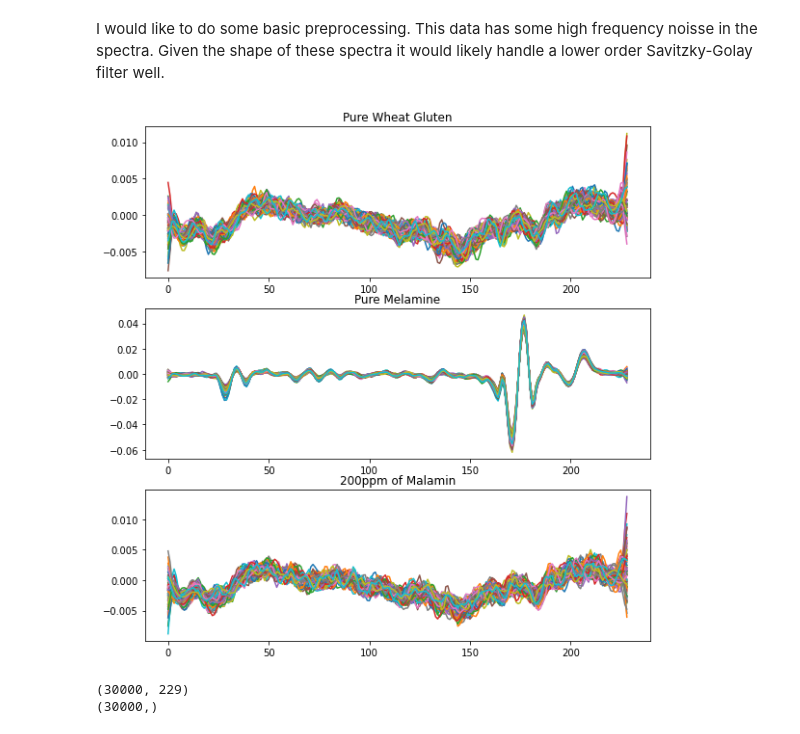
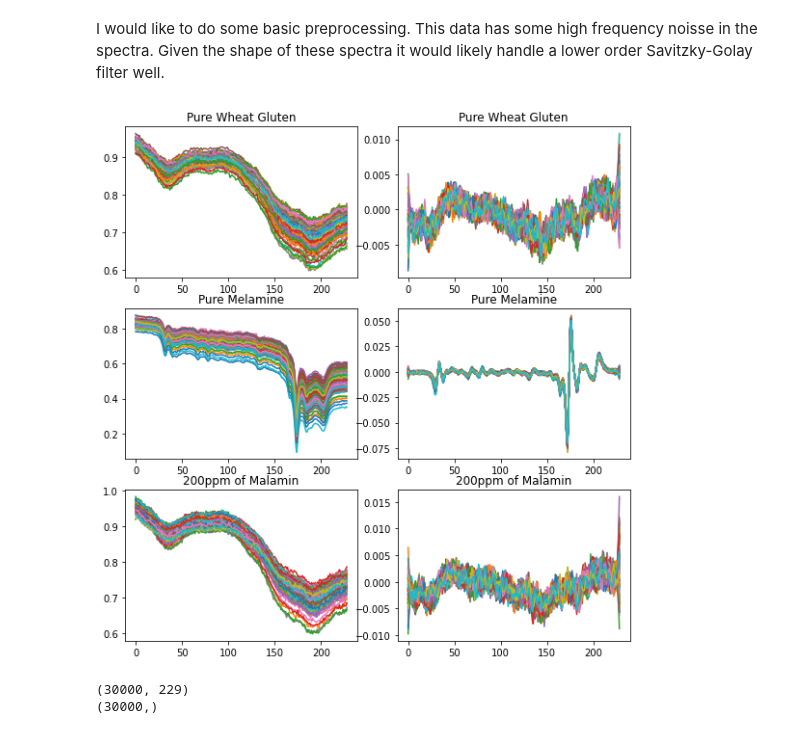
Before and after one commit to KeeganMcWW/ml-projects, a Jupyter notebook: IASIM2016_Challenege_ML.ipynb, the cells around one changed output. Drawn from its saved outputs; the diff is of its cells as text; code cells hidden in the pictures.

```diff
--- a/IASIM2016_Challenege_ML.ipynb
+++ b/IASIM2016_Challenege_ML.ipynb
@@ -197,30 +197,36 @@ ax[2].set_title('200ppm of Malamin');
 # %% [markdown]
 I would like to do some basic preprocessing. This data has some high frequency noisse in the spectra. Given the shape of these spectra it would likely handle a lower order Savitzky-Golay filter well.
 # %%
-def preprocess(matrix, window_length, polyorder):
+def preprocess(matrix, window_length, polyorder, deriv):
   output = np.empty(np.shape(matrix))
   for i in range(len(matrix)):
     for j in range(len(matrix[0])):
-      sg_filter = savgol_filter(matrix[i, j, :], window_length, polyorder)
-      output[i][j] = np.gradient(sg_filter)
+      output[i][j] = savgol_filter(matrix[i, j, :], window_length, polyorder, deriv=deriv)
+      #output[i][j] = np.gradient(sg_filter)
   return output
 # %%
-wheat_preprocessed = preprocess(wheat_cropped, 5, 2)
-meamine_preprocessed = preprocess(melamine_cropped, 5, 2)
-m_200ppm_preprocessed = preprocess(me_200ppm_cropped, 5, 2)
+wheat_preprocessed = preprocess(wheat_cropped, 5, 2, 1)
+meamine_preprocessed = preprocess(melamine_cropped, 5, 2, 1)
+m_200ppm_preprocessed = preprocess(m_200ppm_cropped, 5, 2, 1)
 # %%
 x_slice = 49 #@param {type: "slider", min: 0, max: 99}
-fig, ax = plt.subplots(3,1, figsize=(8,8));
+fig, axs = plt.subplots(3, 2, figsize=(8,8))
 plt.tight_layout()
-ax[0].plot(wheat_preprocessed[x_slice, :, :].T)
-ax[0].set_title('Pure Wheat Gluten');
-ax[1].plot(meamine_preprocessed[x_slice, :, :].T)
-ax[1].set_title('Pure Melamine');
-ax[2].plot(m_200ppm_preprocessed[x_slice, :, :].T)
-ax[2].set_title('200ppm of Malamin');
+axs[0, 0].plot(wheat_cropped[x_slice, :, :].T)
+axs[0, 0].set_title('Pure Wheat Gluten');
+axs[1, 0].plot(melamine_cropped[x_slice, :, :].T)
+axs[1, 0].set_title('Pure Melamine');
+axs[2, 0].plot(m_200ppm_cropped[x_slice, :, :].T)
+axs[2, 0].set_title('200ppm of Malamin');
+axs[0, 1].plot(wheat_preprocessed[x_slice, :, :].T)
+axs[0, 1].set_title('Pure Wheat Gluten');
+axs[1, 1].plot(meamine_preprocessed[x_slice, :, :].T)
+axs[1, 1].set_title('Pure Melamine');
+axs[2, 1].plot(m_200ppm_preprocessed[x_slice, :, :].T)
+axs[2, 1].set_title('200ppm of Malamin');
 plt.show()
 # %% [output]
-[figure, old version]
+[figure, new version]
 # %%
 def create_label(matrix, label):
   output = np.empty(np.shape(matrix[:,:,-1]))
```
Also changed, not shown: parts of 16 cells of this notebook.
